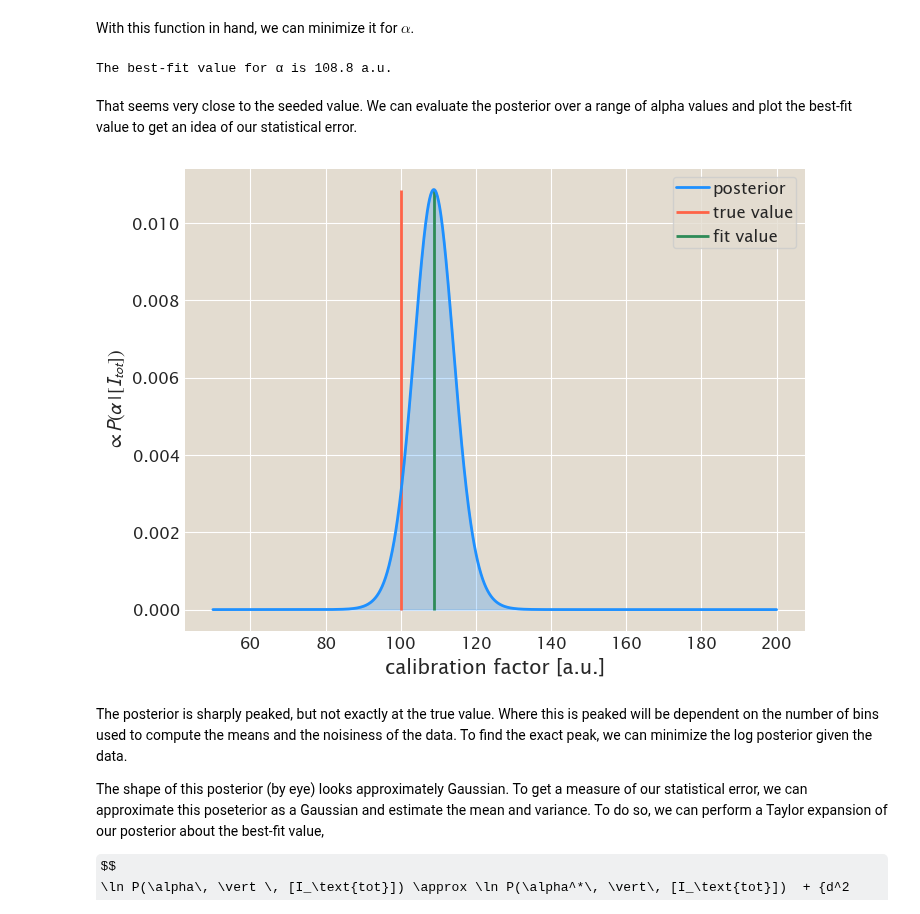
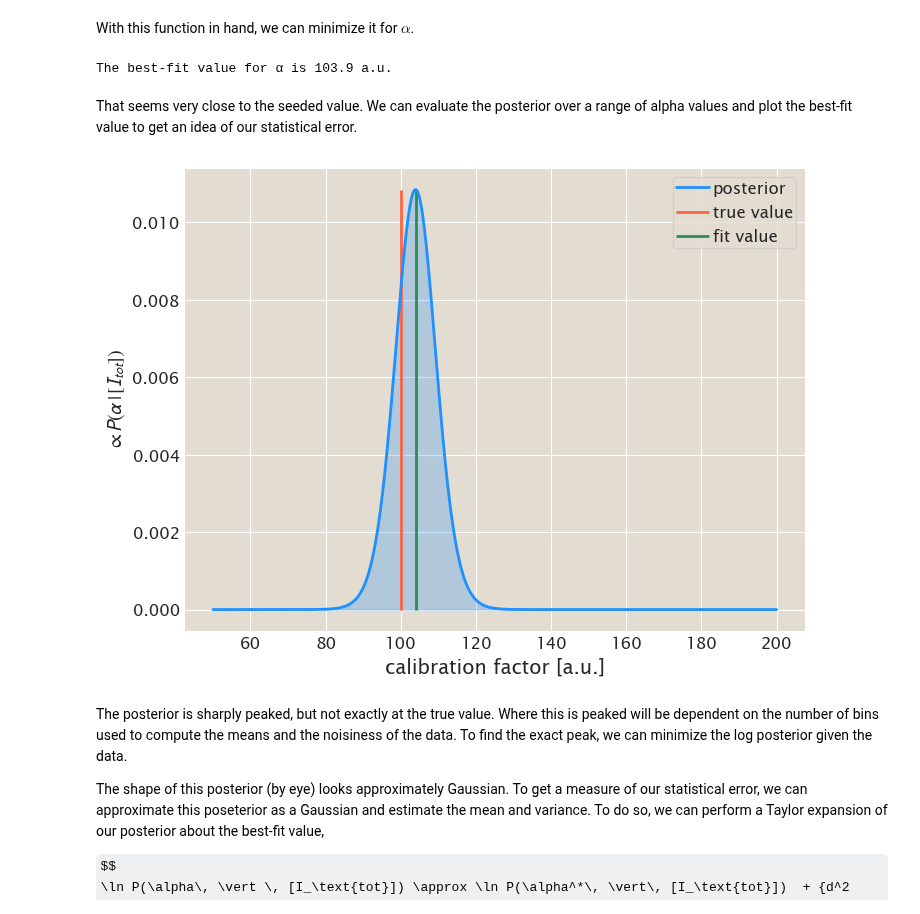
Before and after one commit to RPGroup-PBoC/mscl_survival, a Jupyter notebook: code/notebooks/estimation_of_calibration_factor.ipynb, the cells around one changed output. Cells and saved outputs as stored; diff of their text form; code cells hidden in the pictures; some formulas as TeX source.

```diff
--- a/code/notebooks/estimation_of_calibration_factor.ipynb
+++ b/code/notebooks/estimation_of_calibration_factor.ipynb
@@ -124,20 +124,19 @@ n_2 = n_tot - n_1
 # Use the calibration factor to make intensity with some noise.
 I_1 = alpha_seed * n_1 + np.random.normal(0, 20, size=num_div)
 I_2 = alpha_seed * n_2 + np.random.normal(0, 20, size=num_div)
+I_tot = alpha_seed * n_tot + np.random.normal(0, 20, size=num_div)
 
 # Assemble all of the information into a dataframe.
-df = pd.DataFrame(np.array([n_1, n_2, I_1, I_2]).T,
-                  columns=['n_1', 'n_2', 'I_1', 'I_2'])
+df = pd.DataFrame(np.array([n_1, n_2, I_1, I_2, I_tot]).T,
+                  columns=['n_1', 'n_2', 'I_1', 'I_2', 'I_tot'])
 # %% [markdown]
 Now, we can compute the square difference of the daughter cells and plot it as a function of the sum. We'll also add the theoretical prediction $\langle (I_1 - I_2)^2 \rangle = \alpha I_\text{tot}$.
 # %%
-# Compute the square difference and the sum.
+# Compute the square difference
 sq_diff = (df['I_1'] - df['I_2'])**2
-summed = df['I_1'] + df['I_2']
 
 # Add them to the data frame.
 df['square_diff'] = sq_diff
-df['summed_int'] = summed
 
 # Compute the prediction.
 I_tot_range = np.logspace(3, 5, 100)
@@ -147,9 +146,9 @@ theo = alpha_seed * I_tot_range
 fig, ax = plt.subplots(1, 1)
 ax.set_xscale('log')
 ax.set_yscale('log')
-ax.set_xlabel('$I_1 + I_2$')
+ax.set_xlabel('$I_\mathrm{tot}$')
 ax.set_ylabel('$(I_1 - I_2)^2$')
-_ = ax.plot(summed, sq_diff, '.', color='slategray', alpha=0.5,
+_ = ax.plot(df['I_tot'], sq_diff, '.', color='slategray', alpha=0.5,
            label='simulated data')
 _ = ax.plot(I_tot_range, theo, '-', color='tomato', lw=2, label='theory')
 
@@ -161,7 +160,7 @@ _ = ax.legend()
 Our theory predicts the *mean* squared difference. The scatter about the theory curve should not be concerning. We can bin our data by ~50 events each (an arbitrary choice) and compute the mean to better test the agreement.
 # %%
 # Sort the data.
-sorted_data = df.sort_values(by='summed_int')
+sorted_data = df.sort_values(by='I_tot')
 
 # Bin the data by 50 events.
 bin_width = 25
@@ -170,8 +169,8 @@ bins = np.arange(0, len(sorted_data) + bin_width, bin_width)
 # Loop through the data and compute the means.
 mean_sq_diff = np.array([np.mean((sorted_data.iloc[bins[i-1]:bins[i]+1]['I_1'] -\
                          sorted_data.iloc[bins[i-1]:bins[i]+1]['I_2'])**2) for i in range(1, len(bins))])
-mean_summed = np.array([np.mean(sorted_data.iloc[bins[i-1]:bins[i]+1]['I_1'] +\
-                       sorted_data.iloc[bins[i-1]:bins[i]+1]['I_2']) for i in range(1, len(bins))])
+mean_I_tot = np.array([sorted_data.iloc[bins[i-1]:bins[i]+1]['I_tot'].mean() for i in range(1, len(bins))])
+
 
 # Set up the figure canvas
 fig, ax = plt.subplots(1, 1)
@@ -181,9 +180,9 @@ ax.set_xlabel('$I_1 + I_2$')
 ax.set_ylabel('$(I_1 - I_2)^2$')
 
 # Plot the data.
-_ = ax.plot(df['summed_int'], df['square_diff'], '.', color='slategray',
+_ = ax.plot(df['I_tot'], df['square_diff'], '.', color='slategray',
             alpha=0.5, label='simulated data')
-_ = ax.plot(mean_summed, mean_sq_diff, 'o', color='dodgerblue', label='binned data')
+_ = ax.plot(mean_I_tot, mean_sq_diff, 'o', color='dodgerblue', label='binned data')
 _ = ax.plot(I_tot_range, theo, '-', color='tomato', label='theory')
 _ = ax.legend()
 # %% [output]
@@ -315,43 +312,43 @@ def log_posterior(alpha, sq_diff, summed_int, neg=True):
 With this function in hand, we can minimize it for $\alpha$.
 # %%
 # Find the optimal alpha value.
-popt = scipy.optimize.minimize_scalar(log_posterior, args=(mean_sq_diff, mean_summed))
+popt = scipy.optimize.minimize_scalar(log_posterior, args=(mean_sq_diff, mean_I_tot))
 alpha_opt = popt.x
 print("The best-fit value for α is {0:0.1f} a.u.".format(alpha_opt))
 # %% [output]
-The best-fit value for α is 108.8 a.u.
+The best-fit value for α is 103.9 a.u.
 # %% [markdown]
 That seems very close to the seeded value. We can evaluate the posterior over a range of alpha values and plot the best-fit value to get an idea of our statistical error.
 # %%
 # Evaluate the posterior over a range of calibration factor values.
 alpha_range = np.linspace(50, 200, 1000)
 post = np.empty_like(alpha_range)
 for i, a in enumerate(alpha_range):
-    post[i] = log_posterior(a, mean_sq_diff, mean_summed, neg=False)
+    post[i] = log_posterior(a, mean_sq_diff, mean_I_tot, neg=False)
 
 # Normalize the posterior.
 post += post.min()
 post = np.exp(post) / np.exp(post).sum()
 
 # Set up the plotting canvas.
 fig, ax = plt.subplots(1, 1)
 ax.set_xlabel('calibration factor [a.u.]')
 ax.set_ylabel(r'$\propto P(\alpha\,\vert\,[I_{tot}])$')
 
 # Plot the fit.
 _ = ax.plot(alpha_range, post, color='dodgerblue', lw=2, label='posterior')
 _ = ax.fill_between(alpha_range, np.zeros_like(post), post, color='dodgerblue',
                     alpha=0.25)
 
 # Plot the fit and true value.
 _ = ax.vlines(alpha_seed, 0, np.max(post), color='tomato', label='true value')
 _ = ax.vlines(alpha_opt, 0, np.max(post), color='seagreen', label='fit value')
 
 
 # Add a legend.
 _ = ax.legend()
 # %% [output]
-[figure, old version]
+[figure, new version]
 # %% [markdown]
 The posterior is sharply peaked, but not exactly at the true value. Where this is peaked will be dependent on the number of bins used to compute the means and the noisiness of the data. To find the exact peak, we can minimize the log posterior given the data.
 
```
Also changed, not shown: parts of 14 cells of this notebook, 3 other files.
